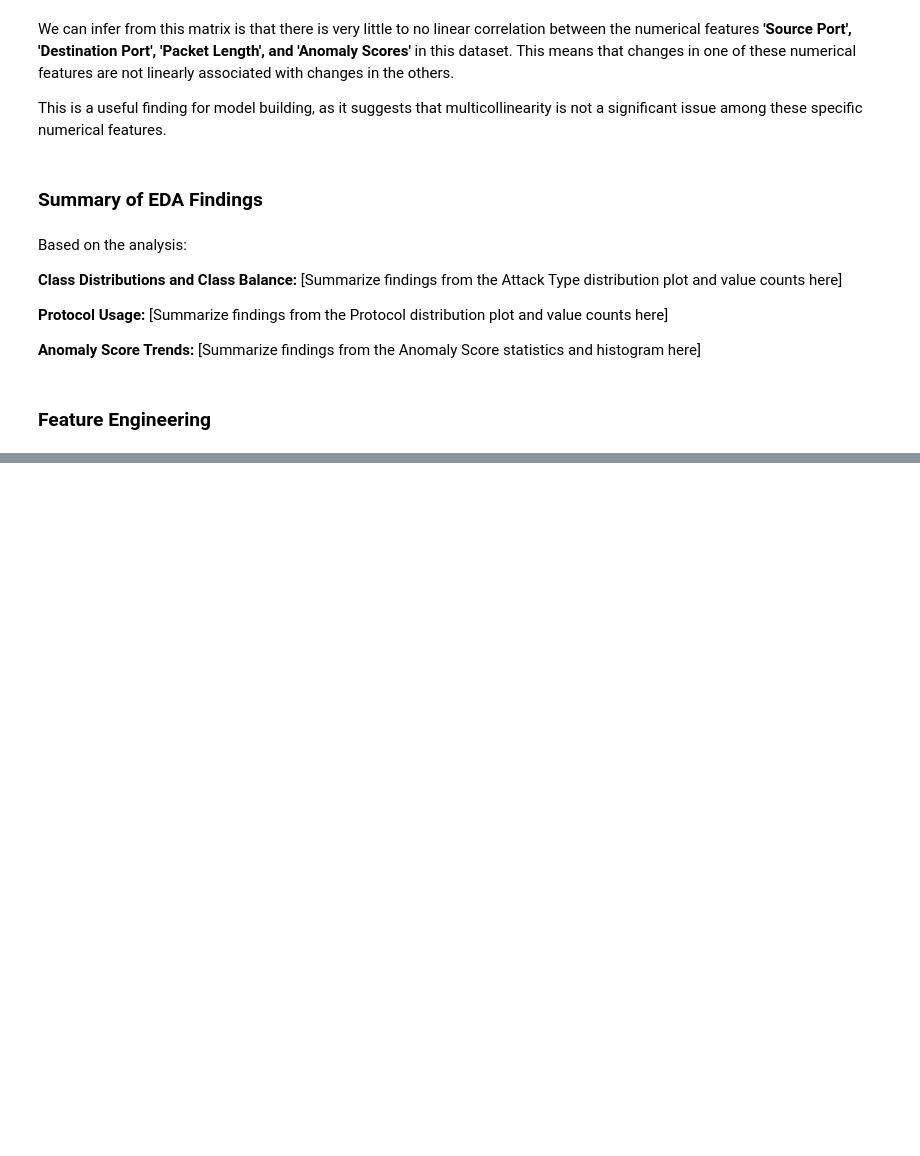
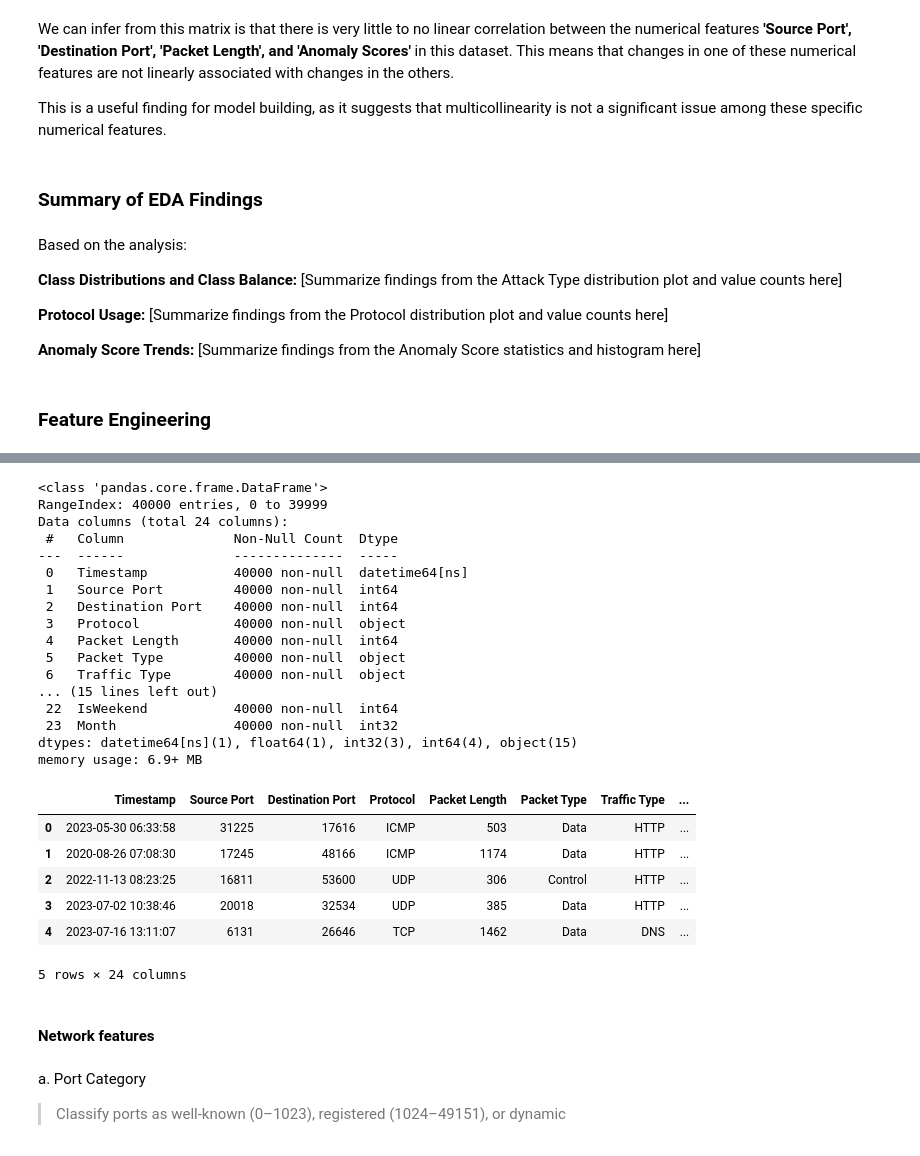
Before and after one commit to aminayusif/Intrudex, a Jupyter notebook: CyberGuard_Machine_Learning_for_Cyberattack_Detection_and_Classification.ipynb, the cells around one changed output, grey strips where cells are left out. Saved outputs shown, nothing was run; the diff lists cells and outputs as text; code cells hidden in the pictures; blank space fills up the shorter version.

```diff
--- a/CyberGuard_Machine_Learning_for_Cyberattack_Detection_and_Classification.ipynb
+++ b/CyberGuard_Machine_Learning_for_Cyberattack_Detection_and_Classification.ipynb
@@ -326,0 +362,39 @@ Based on the analysis:
+# %%
+    data['Hour'] = data['Timestamp'].dt.hour
+    data['DayOfWeek'] = data['Timestamp'].dt.dayofweek
+    data['IsWeekend'] = data['DayOfWeek'].isin([5, 6]).astype(int)
+    data['Month'] = data['Timestamp'].dt.month
+# %%
+data.info()
+data.head()
+# %% [output]
+<class 'pandas.core.frame.DataFrame'>
+RangeIndex: 40000 entries, 0 to 39999
+Data columns (total 24 columns):
+ #   Column              Non-Null Count  Dtype
+---  ------              --------------  -----
+ 0   Timestamp           40000 non-null  datetime64[ns]
+ 1   Source Port         40000 non-null  int64
+ 2   Destination Port    40000 non-null  int64
+ 3   Protocol            40000 non-null  object
+ 4   Packet Length       40000 non-null  int64
+ 5   Packet Type         40000 non-null  object
+ 6   Traffic Type        40000 non-null  object
+... (15 lines left out)
+ 22  IsWeekend           40000 non-null  int64
+ 23  Month               40000 non-null  int32
+dtypes: datetime64[ns](1), float64(1), int32(3), int64(4), object(15)
+memory usage: 6.9+ MB
+|  | Timestamp | Source Port | Destination Port | Protocol | Packet Length | Packet Type | Traffic Type | ... |
+| 0 | 2023-05-30 06:33:58 | 31225 | 17616 | ICMP | 503 | Data | HTTP | ... |
+| 1 | 2020-08-26 07:08:30 | 17245 | 48166 | ICMP | 1174 | Data | HTTP | ... |
+| 2 | 2022-11-13 08:23:25 | 16811 | 53600 | UDP | 306 | Control | HTTP | ... |
+| 3 | 2023-07-02 10:38:46 | 20018 | 32534 | UDP | 385 | Data | HTTP | ... |
+| 4 | 2023-07-16 13:11:07 | 6131 | 26646 | TCP | 1462 | Data | DNS | ... |
+5 rows × 24 columns
+# %% [markdown]
+#### Network features
+# %% [markdown]
+a. Port Category
+
+> Classify ports as well-known (0–1023), registered (1024–49151), or dynamic
```
Also changed, not shown: parts of 10 cells of this notebook.
